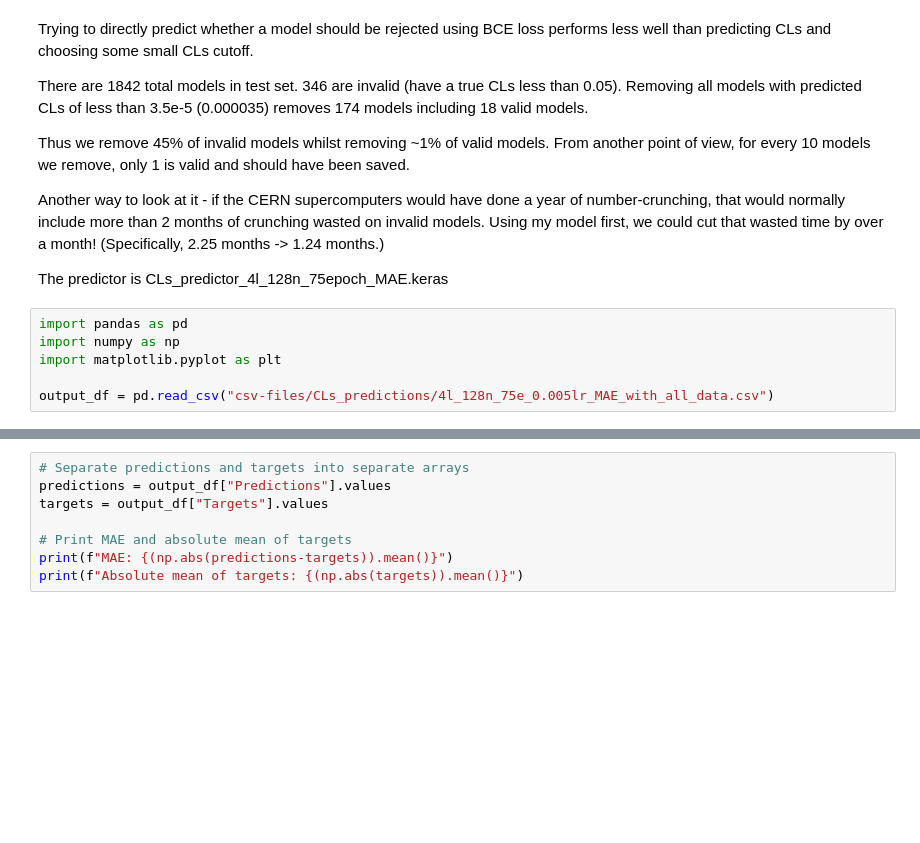
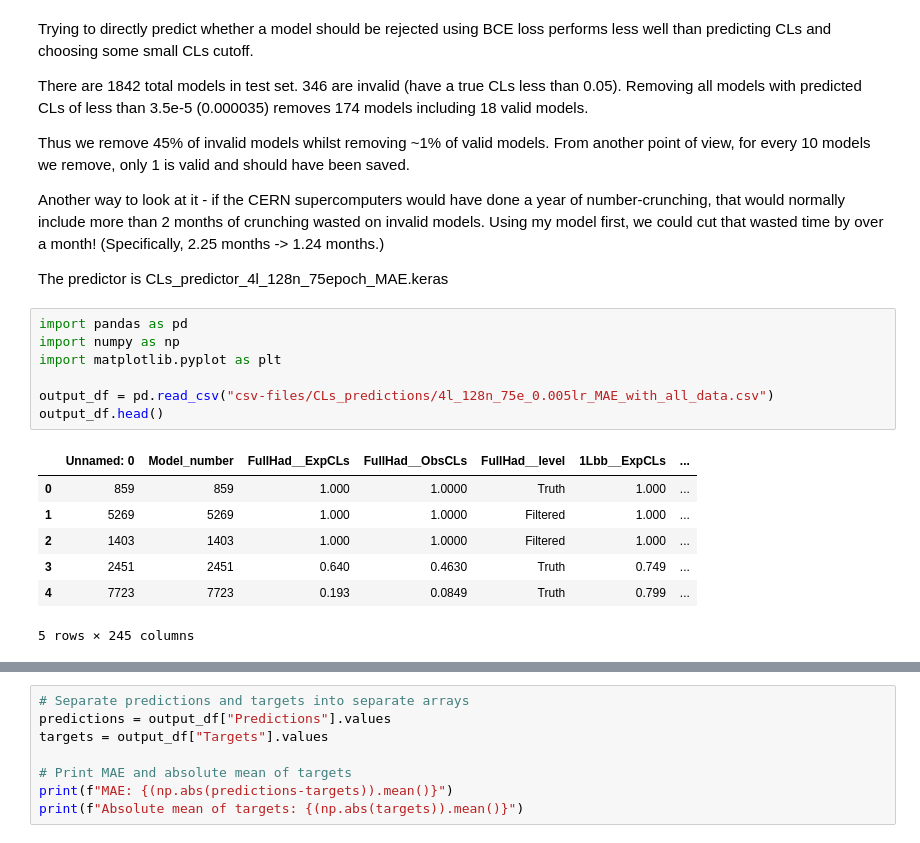
Before and after one commit to benvlasto/MPhys-Project, a Jupyter notebook: exploring_CLs_model_output.ipynb, the cells around one changed output, grey strips where cells are left out. Drawn from its saved outputs; the diff is of its cells as text; blank space fills up the shorter version.

```diff
--- a/exploring_CLs_model_output.ipynb
+++ b/exploring_CLs_model_output.ipynb
@@ -14,7 +14,16 @@ The predictor is CLs_predictor_4l_128n_75epoch_MAE.keras
 # %%
 import pandas as pd
 import numpy as np
 import matplotlib.pyplot as plt
 
 output_df = pd.read_csv("csv-files/CLs_predictions/4l_128n_75e_0.005lr_MAE_with_all_data.csv")
+output_df.head()
+# %% [output]
+|  | Unnamed: 0 | Model_number | FullHad__ExpCLs | FullHad__ObsCLs | FullHad__level | 1Lbb__ExpCLs | ... |
+| 0 | 859 | 859 | 1.000 | 1.0000 | Truth | 1.000 | ... |
+| 1 | 5269 | 5269 | 1.000 | 1.0000 | Filtered | 1.000 | ... |
+| 2 | 1403 | 1403 | 1.000 | 1.0000 | Filtered | 1.000 | ... |
+| 3 | 2451 | 2451 | 0.640 | 0.4630 | Truth | 0.749 | ... |
+| 4 | 7723 | 7723 | 0.193 | 0.0849 | Truth | 0.799 | ... |
+5 rows × 245 columns
 # %%
```
Also changed, not shown: parts of 2 cells of this notebook, 2 other files.
